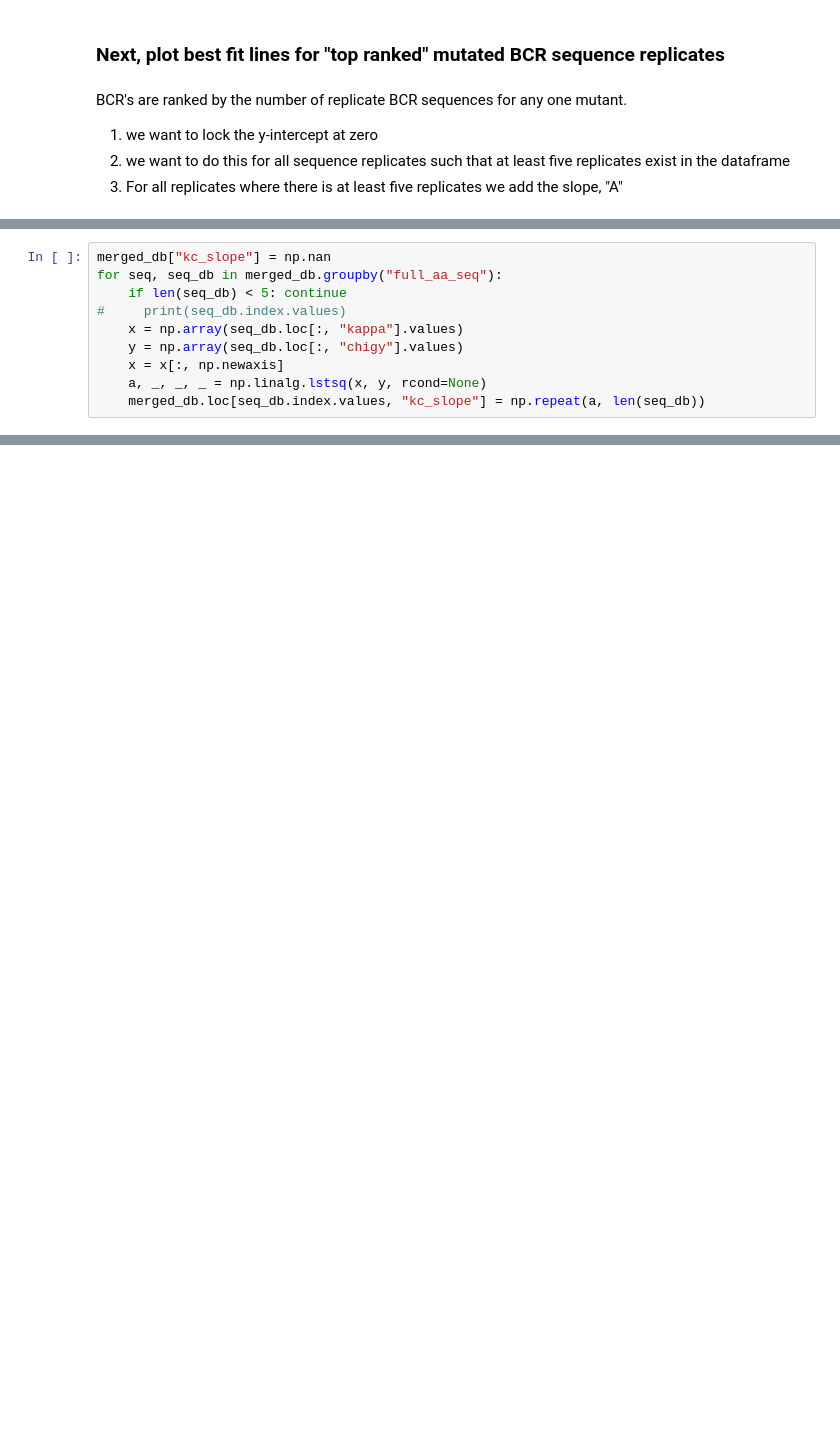
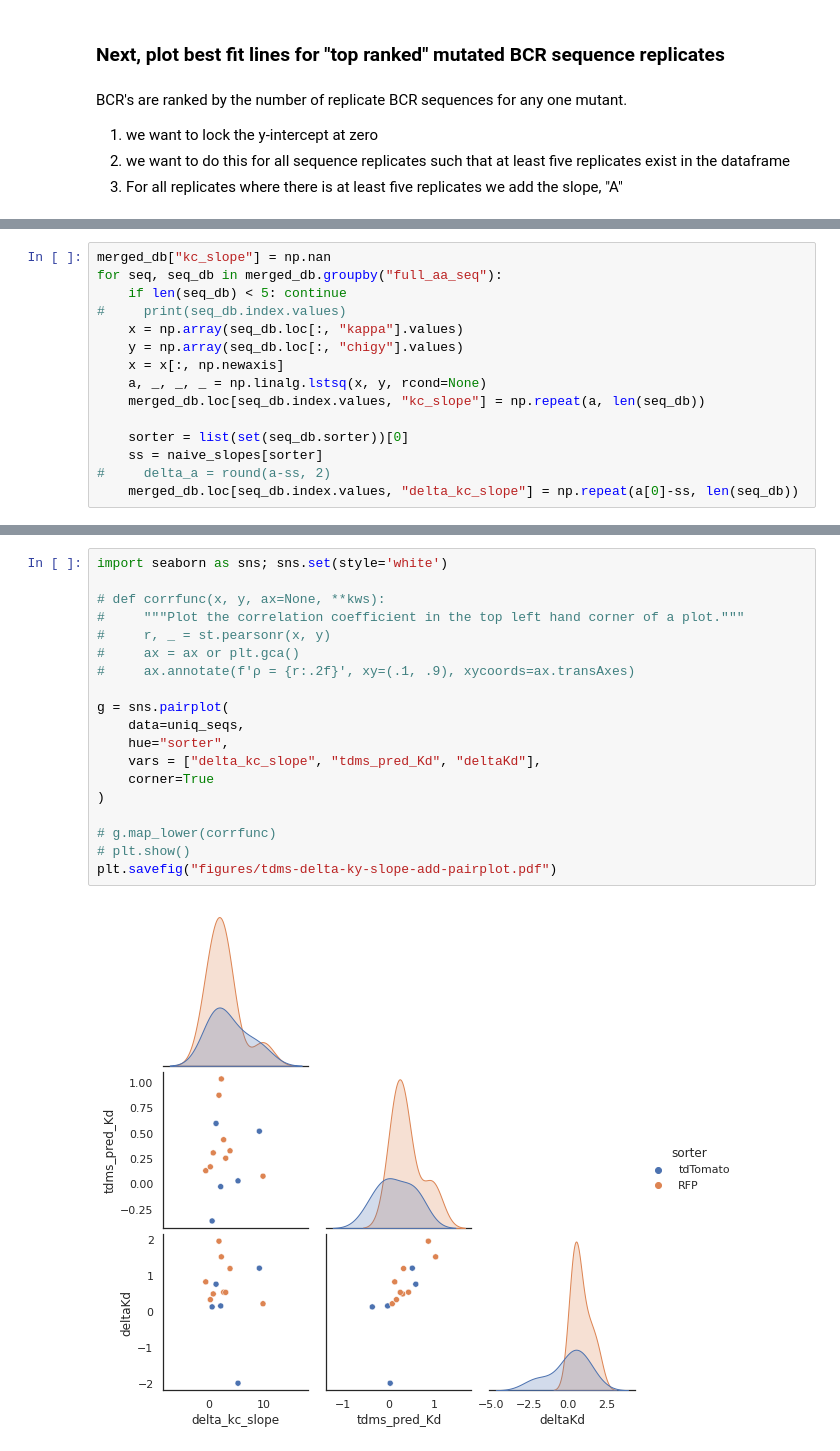
Before and after one commit to jbloomlab/Ab-CGGnaive_DMS, a Jupyter notebook: replay/GC-Index-sorting.ipynb, the cells around one changed output, grey strips where cells are left out. Drawn from its saved outputs; the diff is of its cells as text; blank space fills up the shorter version.

Commit message:
added Indexsort notebook

```diff
--- a/replay/GC-Index-sorting.ipynb
+++ b/replay/GC-Index-sorting.ipynb
@@ -379,3 +380,8 @@ for seq, seq_db in merged_db.groupby("full_aa_seq"):
     x = x[:, np.newaxis]
     a, _, _, _ = np.linalg.lstsq(x, y, rcond=None)
     merged_db.loc[seq_db.index.values, "kc_slope"] = np.repeat(a, len(seq_db))
+
+    sorter = list(set(seq_db.sorter))[0]
+    ss = naive_slopes[sorter]
+#     delta_a = round(a-ss, 2)
+    merged_db.loc[seq_db.index.values, "delta_kc_slope"] = np.repeat(a[0]-ss, len(seq_db))
@@ -576,0 +559,21 @@ plt.savefig("tdms-ky-slope-add-pairplot.pdf")
+# %%
+import seaborn as sns; sns.set(style='white')
+
+# def corrfunc(x, y, ax=None, **kws):
+#     """Plot the correlation coefficient in the top left hand corner of a plot."""
+#     r, _ = st.pearsonr(x, y)
+#     ax = ax or plt.gca()
+#     ax.annotate(f'ρ = {r:.2f}', xy=(.1, .9), xycoords=ax.transAxes)
+
+g = sns.pairplot(
+    data=uniq_seqs,
+    hue="sorter",
+    vars = ["delta_kc_slope", "tdms_pred_Kd", "deltaKd"],
+    corner=True
+)
+
+# g.map_lower(corrfunc)
+# plt.show()
+plt.savefig("figures/tdms-delta-ky-slope-add-pairplot.pdf")
+# %% [output]
+[figure, added]
```
Also changed, not shown: parts of 41 cells of this notebook, 2 other files.
